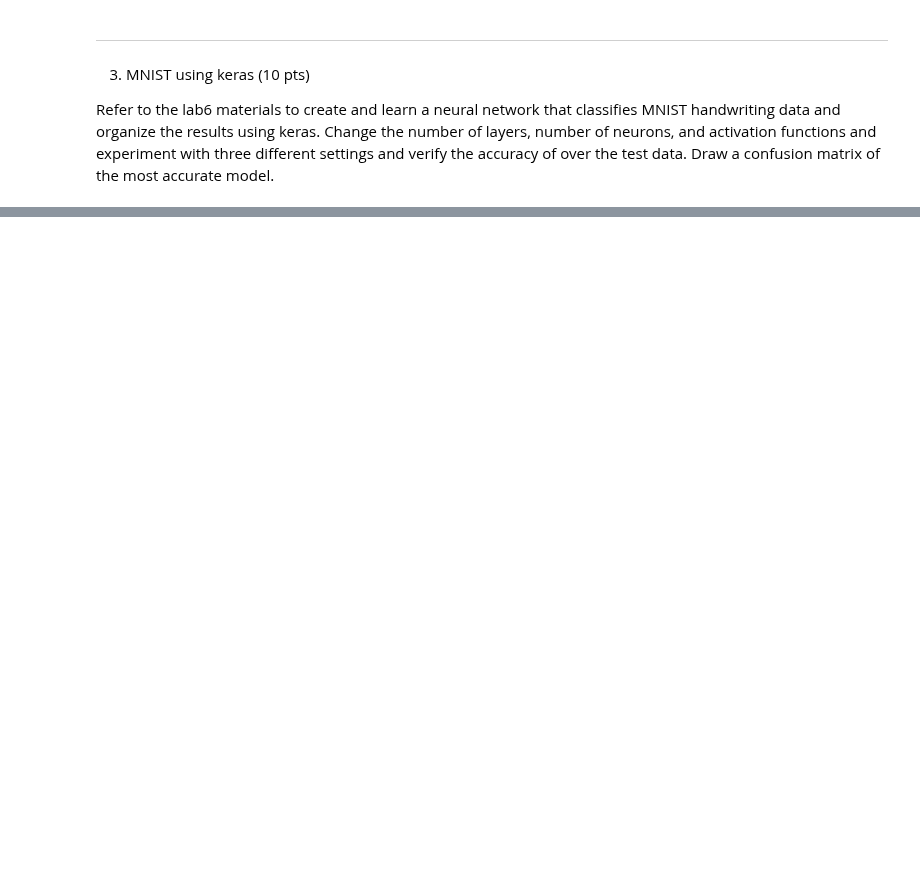
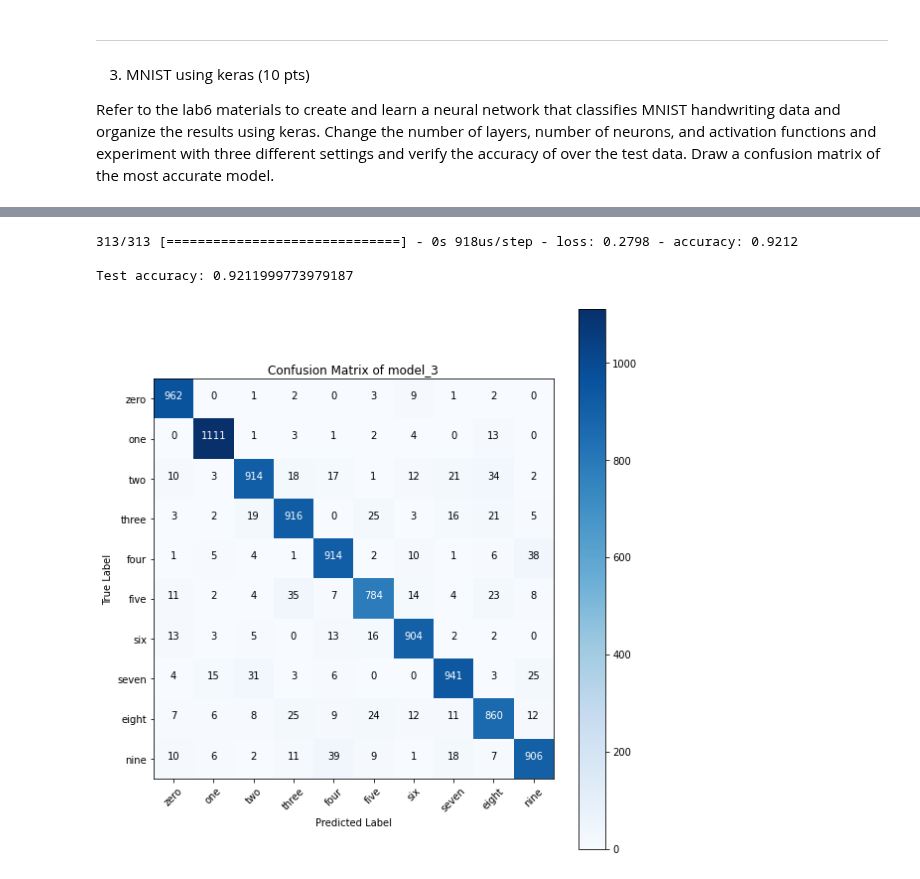
Before and after one commit to changwoonchoi/cl2020, a Jupyter notebook: as_6/assignment06.ipynb, the cells around one changed output, grey strips where cells are left out. Drawn from its saved outputs; the diff is of its cells as text; code cells hidden in the pictures; blank space fills up the shorter version.

```diff
--- a/as_6/assignment06.ipynb
+++ b/as_6/assignment06.ipynb
@@ -360,0 +546,24 @@ Refer to the lab6 materials to create and learn a neural network that classifies
+# %%
+input_dim=784
+nn_hdim_1 = 1024
+nn_hdim_2 = 512
+nn_hdim_3 = 256
+nn_hdim_4 = 64
+output_dim = 10
+
+model_3 = Sequential()
+model_3.add(Dense(nn_hdim_1, input_dim=input_dim))
+model_3.add(Activation('relu'))
+model_3.add(Dense(nn_hdim_2, input_dim=nn_hdim_1))
+model_3.add(Activation('relu'))
+model_3.add(Dense(nn_hdim_3, input_dim=nn_hdim_2))
+model_3.add(Activation('relu'))
+model_3.add(Dense(nn_hdim_4, input_dim=nn_hdim_3))
+model_3.add(Activation('relu'))
+model_3.add(Dense(output_dim, input_dim=nn_hdim_4))
+model_3.add(Activation('softmax'))
+
+model_3.compile(loss='categorical_crossentropy',
+    metrics=['accuracy'], optimizer='adadelta')
+# %%
+model_3.fit(X_train, Y_train, batch_size=batch_size, epochs=epochs, verbose=1)
@@ -360,0 +589,30 @@ Refer to the lab6 materials to create and learn a neural network that classifies
+# %%
+score = model_3.evaluate(X_test, Y_test, verbose=1)
+print('\n''Test accuracy:', score[1])
+# %% [output]
+313/313 [==============================] - 0s 918us/step - loss: 0.2798 - accuracy: 0.9212
+
+Test accuracy: 0.9211999773979187
+# %%
+Y_pred = model_3.predict(X_test)
+y_pred = np.argmax(Y_pred, axis=1)
+y_gt = np.argmax(Y_test, axis=1)
+
+plt.figure(figsize=(8,8))
+cm = confusion_matrix(y_gt, y_pred)
+plt.imshow(cm, interpolation='nearest', cmap=plt.cm.Blues)
+plt.title("Confusion Matrix of model_3")
+plt.colorbar()
+tick_marks = np.arange(10)
+plt.xticks(tick_marks, ['zero', 'one', 'two', 'three', 'four', 'five', 'six', 'seven', 'eight', 'nine'], rotation=45)
+plt.yticks(tick_marks, ['zero', 'one', 'two', 'three', 'four', 'five', 'six', 'seven', 'eight', 'nine'])
+thresh = cm.max()/2.
+normalize = False
+fmt = '.2f' if normalize else 'd'
+for i,j in itertools.product(range(cm.shape[0]), range(cm.shape[1])):
+  plt.text(j,i, format(cm[i,j], fmt), horizontalalignment="center", color="white" if cm[i,j] > thresh else "black")
+plt.ylabel("True Label")
+plt.xlabel("Predicted Label")
+plt.tight_layout()
+# %% [output]
+[figure, added]
```
Also changed, not shown: parts of 22 cells of this notebook.
